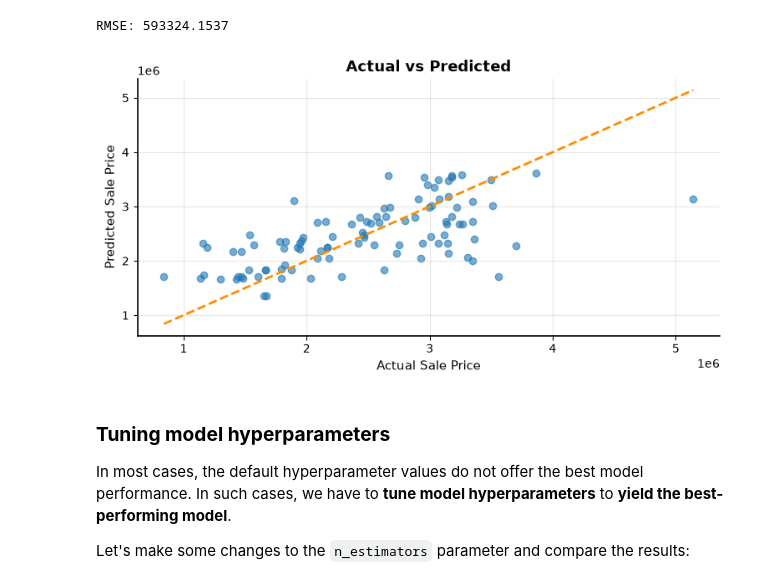
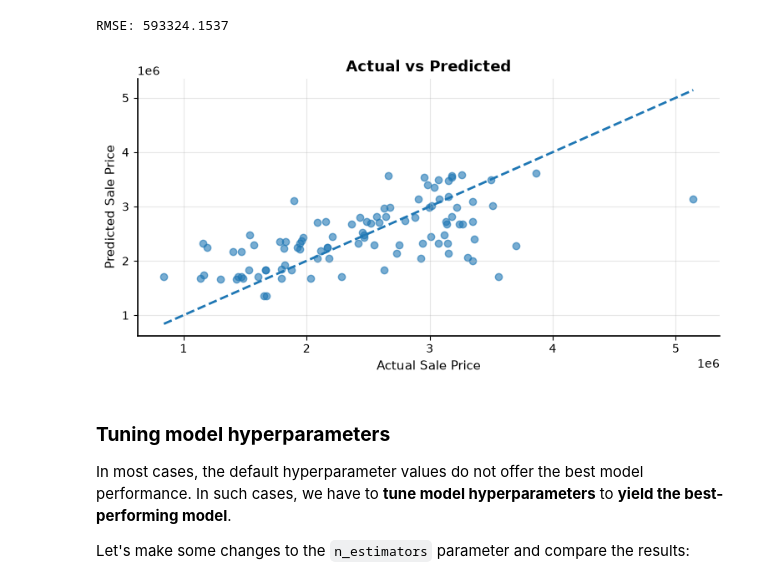
Before and after one commit to olubunmi-thomas/alx_data_science, a Jupyter notebook: DS-5 Supervised Learning II – Classification & Model Selection/notebook/random_forest.ipynb, the cells around one changed output. Cells and saved outputs as stored; diff of their text form; code cells hidden in the pictures.

```diff
--- a/DS-5 Supervised Learning II – Classification & Model Selection/notebook/random_forest.ipynb
+++ b/DS-5 Supervised Learning II – Classification & Model Selection/notebook/random_forest.ipynb
@@ -200,31 +200,30 @@ RMSE: 593324.1537
 # %%
 # Create figure and axes
 fig, ax = plt.subplots(figsize=(9, 4))
 
 # Plot actual vs predicted values
 ax.scatter(y_test, y_pred, alpha=0.6)
 
 # Add perfect prediction reference line
 ax.plot(
     [y_test.min(), y_test.max()],
     [y_test.min(), y_test.max()],
     linestyle="--",
-    color = "darkorange",
     linewidth = 2
 )
 
 # Apply custom styling
 style_plot(
     ax,
     title="Actual vs Predicted",
     xlabel="Actual Sale Price",
     ylabel="Predicted Sale Price",
     spine_width=1.2
 )
 
 plt.show()
 # %% [output]
-[figure, old version]
+[figure, new version]
 # %% [markdown]
 ### **Tuning model hyperparameters**
 
```
Also changed, not shown: parts of 8 cells of this notebook, 19 other files.
